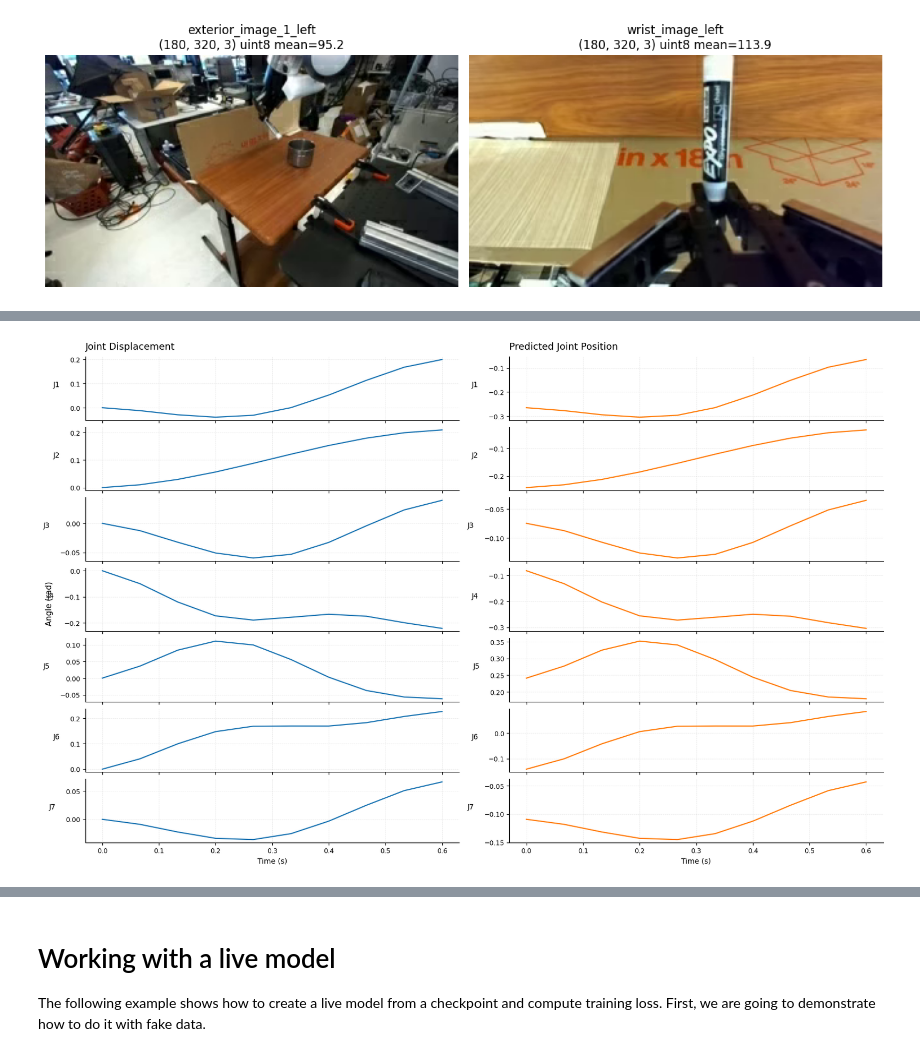
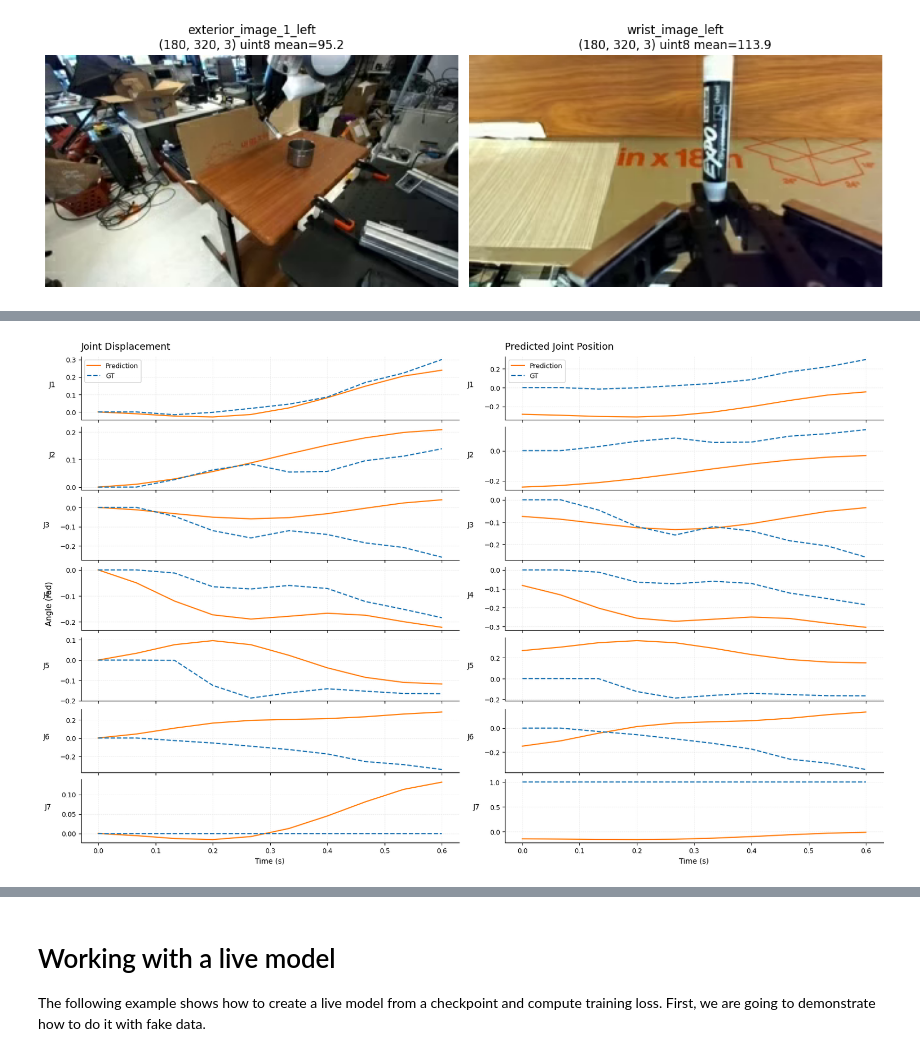
Before and after one commit to dongyu-hpc/openpi, a Jupyter notebook: examples/inference.ipynb, the cells around one changed output, grey strips where cells are left out. Saved outputs shown, nothing was run; the diff lists cells and outputs as text; code cells hidden in the pictures.

```diff
--- a/examples/inference.ipynb
+++ b/examples/inference.ipynb
@@ -99,7 +120,8 @@ class LeRobotToDroid(transforms.DataTransformFn):
 
 droid_inputs = LeRobotToDroid(model_state_dim=8, gripper_dim=1)
 
-sample = dataset[100]
+frame_idx = 100
+sample = dataset[frame_idx]
 droid_obs = droid_inputs(sample)
 
 
@@ -228,9 +406,22 @@ import numpy as np
 import matplotlib.pyplot as plt
 
 FPS = 15
+
+# Prediction：沿用原来的数据处理
 acts = np.asarray(result["actions"], dtype=np.float64)[:, :7]
-disp, net = chunk_displacement(acts, mode="position", fps=FPS)
-t = np.arange(len(acts)) / FPS
+
+# GT：使用前面独立 Cell 已经准备好的 gt_acts
+gt_acts = np.asarray(gt_acts, dtype=np.float64)[:, :7]
+
+# 对齐长度
+n = min(len(acts), len(gt_acts))
+acts = acts[:n]
+gt_acts = gt_acts[:n]
+t = np.arange(n) / FPS
+
+# 累计位移：分别以各自的起点为零
+pred_disp = acts - acts[0]
+gt_disp = gt_acts - gt_acts[0]
 
 plt.rcParams.update({
     "font.size": 9,
@@ -240,36 +431,76 @@ plt.rcParams.update({
 
 fig, axes = plt.subplots(
     7, 2,
     figsize=(16, 10),
     sharex="col",
     constrained_layout=True
 )
 
 for j in range(7):
-    # 左列：相对起点的累计位移
+    # 左列：Joint Displacement
     ax = axes[j, 0]
-    ax.plot(t, disp[:, j], color="tab:blue", linewidth=1.6)
+
+    ax.plot(
+        t, pred_disp[:, j],
+        color="tab:orange",
+        linewidth=1.6,
+        label="Prediction"
+    )
+    ax.plot(
+        t, gt_disp[:, j],
+        color="tab:blue",
+        linestyle="--",
+        linewidth=1.6,
+        label="GT"
+    )
+
     ax.set_ylabel(f"J{j+1}", rotation=0, labelpad=18)
     ax.grid(True, linestyle="--", linewidth=0.5, alpha=0.3)
     ax.spines["top"].set_visible(False)
     ax.spines["right"].set_visible(False)
 
-    # 右列：预测的原始关节位置
+    # 右列：原始数值对比
     ax = axes[j, 1]
-    ax.plot(t, acts[:, j], color="tab:orange", linewidth=1.6)
+
+    ax.plot(
+        t, acts[:, j],
+        color="tab:orange",
+        linewidth=1.6,
+        label="Prediction"
+    )
+    ax.plot(
+        t, gt_acts[:, j],
+        color="tab:blue",
+        linestyle="--",
+        linewidth=1.6,
+        label="GT"
+    )
+
     ax.set_ylabel(f"J{j+1}", rotation=0, labelpad=18)
     ax.grid(True, linestyle="--", linewidth=0.5, alpha=0.3)
     ax.spines["top"].set_visible(False)
     ax.spines["right"].set_visible(False)
 
+# 标题
 axes[0, 0].set_title("Joint Displacement", loc="left", pad=10)
 axes[0, 1].set_title("Predicted Joint Position", loc="left", pad=10)
 
+# 图例只显示一次
+axes[0, 0].legend(loc="best")
+axes[0, 1].legend(loc="best")
+
+# 横轴
 axes[-1, 0].set_xlabel("Time (s)")
 axes[-1, 1].set_xlabel("Time (s)")
 
 fig.supylabel("Angle (rad)", x=0.005)
-fig.savefig("joint_tracking_comparison.png", dpi=200, bbox_inches="tight")
+
+# 保存并显示
+fig.savefig(
+    "joint_tracking_comparison.png",
+    dpi=200,
+    bbox_inches="tight"
+)
 plt.show()
 # %% [output]
-[figure, old version]
+[figure, new version]
```
Also changed, not shown: parts of 15 cells of this notebook, 5 other files.
